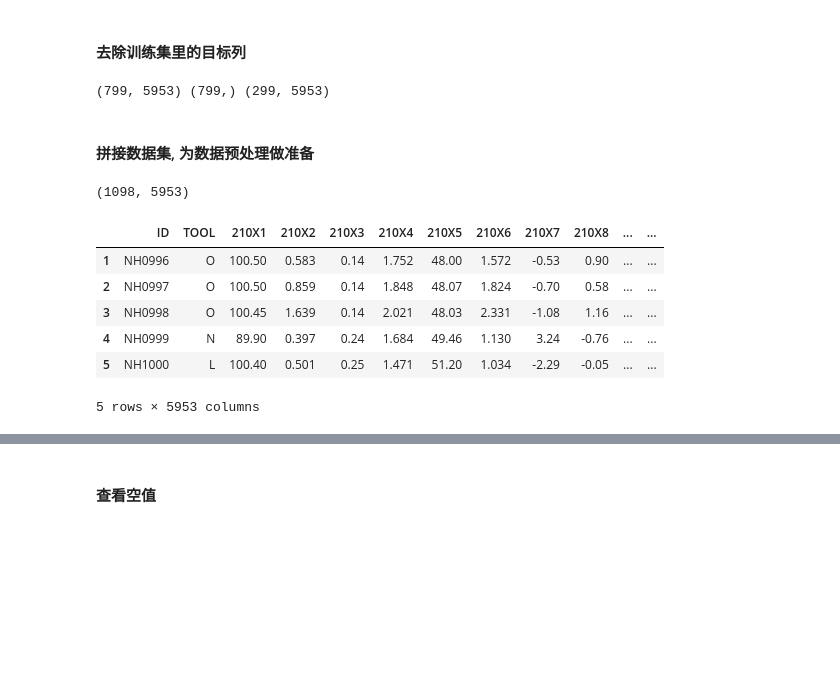
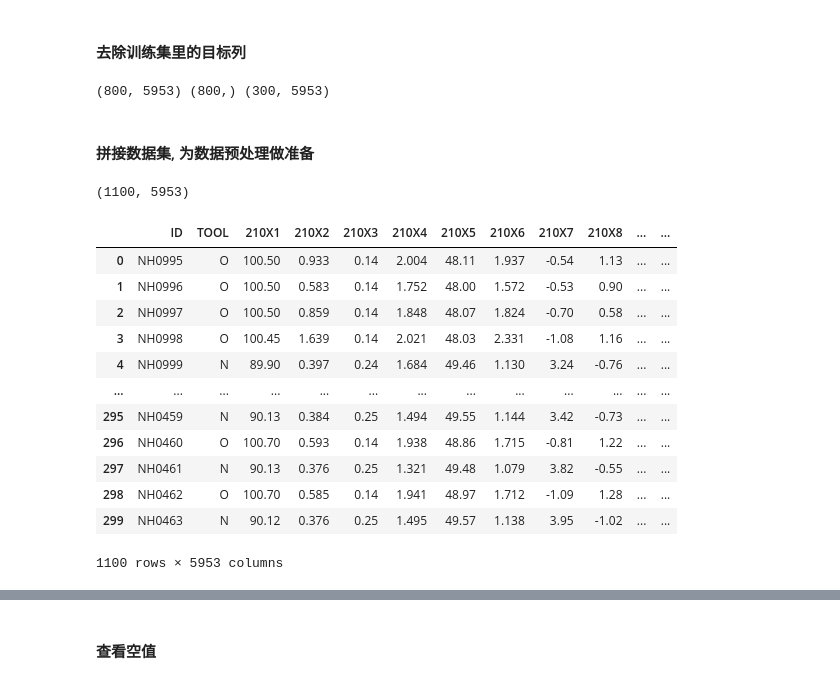
Before and after one commit to yuluochengwen/AI, a Jupyter notebook: 06_第六周/08_25_机器学习_半导体预测2.0.ipynb, the cells around one changed output, grey strips where cells are left out. Cells and saved outputs as stored; diff of their text form; code cells hidden in the pictures; blank space fills up the shorter version.

```diff
--- a/06_第六周/08_25_机器学习_半导体预测2.0.ipynb
+++ b/06_第六周/08_25_机器学习_半导体预测2.0.ipynb
@@ -67,26 +67,32 @@ train_df_target.head()
 #### 去除训练集里的目标列
 # %%
 columns = [col for col in train_df.columns if col not in ['Value']]
-X_train = train_df[columns][1:]
-y_train = train_df['Value'][1:]
-X_test = test_df[columns][1:]
+X_train = train_df[columns]
+y_train = train_df['Value']
+X_test = test_df[columns]
 print(X_train.shape, y_train.shape, X_test.shape)
 # %% [output]
-(799, 5953) (799,) (299, 5953)
+(800, 5953) (800,) (300, 5953)
 # %% [markdown]
 #### 拼接数据集, 为数据预处理做准备
 # %%
 total_set = pd.concat([X_train, X_test], axis=0)
 total_set.shape
 # %% [output]
-(1098, 5953)
+(1100, 5953)
 # %%
-total_set.head()
+total_set
 # %% [output]
 |  | ID | TOOL | 210X1 | 210X2 | 210X3 | 210X4 | 210X5 | 210X6 | 210X7 | 210X8 | ... | ... |
+| 0 | NH0995 | O | 100.50 | 0.933 | 0.14 | 2.004 | 48.11 | 1.937 | -0.54 | 1.13 | ... | ... |
 | 1 | NH0996 | O | 100.50 | 0.583 | 0.14 | 1.752 | 48.00 | 1.572 | -0.53 | 0.90 | ... | ... |
 | 2 | NH0997 | O | 100.50 | 0.859 | 0.14 | 1.848 | 48.07 | 1.824 | -0.70 | 0.58 | ... | ... |
 | 3 | NH0998 | O | 100.45 | 1.639 | 0.14 | 2.021 | 48.03 | 2.331 | -1.08 | 1.16 | ... | ... |
 | 4 | NH0999 | N | 89.90 | 0.397 | 0.24 | 1.684 | 49.46 | 1.130 | 3.24 | -0.76 | ... | ... |
-| 5 | NH1000 | L | 100.40 | 0.501 | 0.25 | 1.471 | 51.20 | 1.034 | -2.29 | -0.05 | ... | ... |
+| ... | ... | ... | ... | ... | ... | ... | ... | ... | ... | ... | ... | ... |
+| 295 | NH0459 | N | 90.13 | 0.384 | 0.25 | 1.494 | 49.55 | 1.144 | 3.42 | -0.73 | ... | ... |
+| 296 | NH0460 | O | 100.70 | 0.593 | 0.14 | 1.938 | 48.86 | 1.715 | -0.81 | 1.22 | ... | ... |
+| 297 | NH0461 | N | 90.13 | 0.376 | 0.25 | 1.321 | 49.48 | 1.079 | 3.82 | -0.55 | ... | ... |
+| 298 | NH0462 | O | 100.70 | 0.585 | 0.14 | 1.941 | 48.97 | 1.712 | -1.09 | 1.28 | ... | ... |
+| 299 | NH0463 | N | 90.12 | 0.376 | 0.25 | 1.495 | 49.57 | 1.138 | 3.95 | -1.02 | ... | ... |
-5 rows × 5953 columns
+1100 rows × 5953 columns
```
Also changed, not shown: parts of 13 cells of this notebook, 10 other files.
